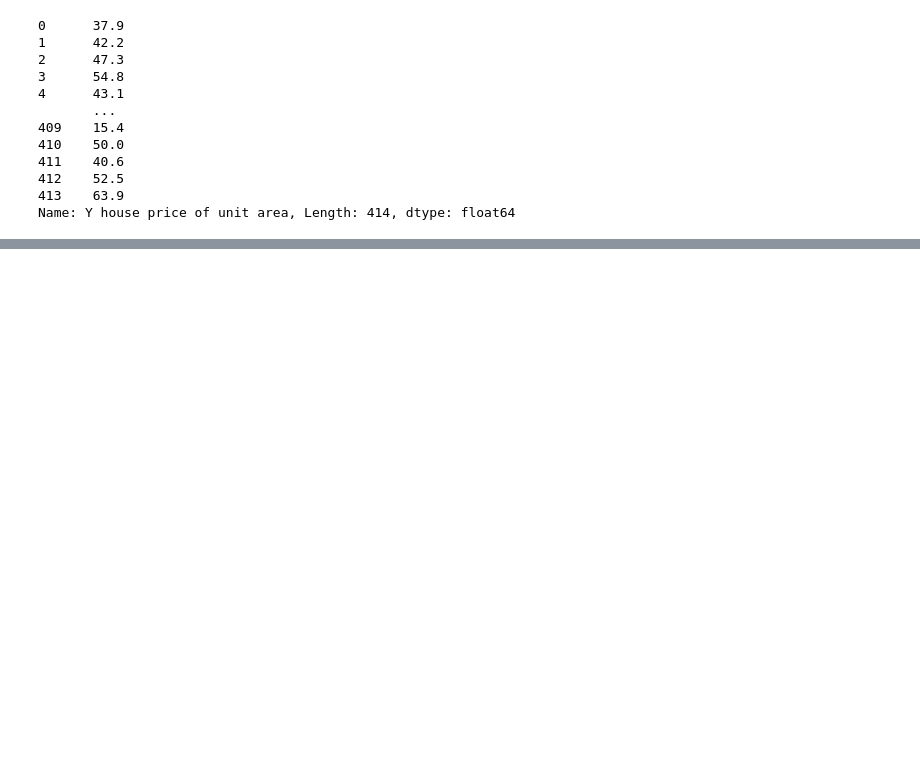
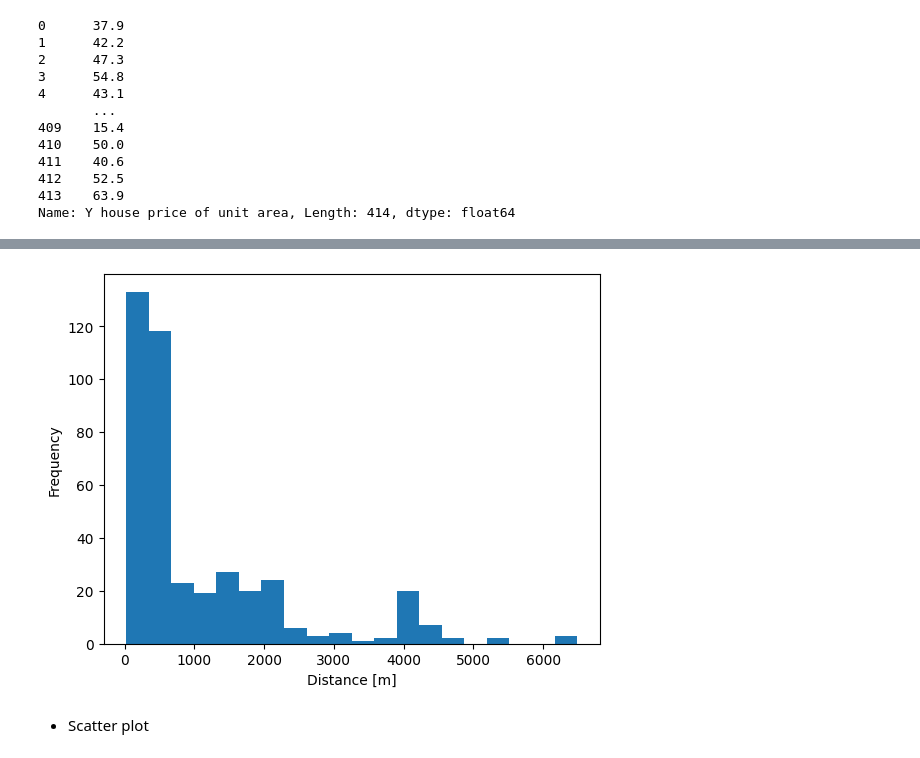
Before and after one commit to tieuandpepper/CHEE-6397_Labs, a Jupyter notebook: lab3.ipynb, the cells around one changed output, grey strips where cells are left out. Saved outputs shown, nothing was run; the diff lists cells and outputs as text; code cells hidden in the pictures; blank space fills up the shorter version.

```diff
--- a/lab3.ipynb
+++ b/lab3.ipynb
@@ -55,0 +85,6 @@ Name: Y house price of unit area, Length: 414, dtype: float64
+# %%
+plot_histogram(df["X3 distance to the nearest MRT station"], "Distance [m]", "Frequency")
+# %% [output]
+[figure, added]
+# %% [markdown]
+* Scatter plot
```
Also changed, not shown: parts of 50 cells of this notebook, 1 other file.
